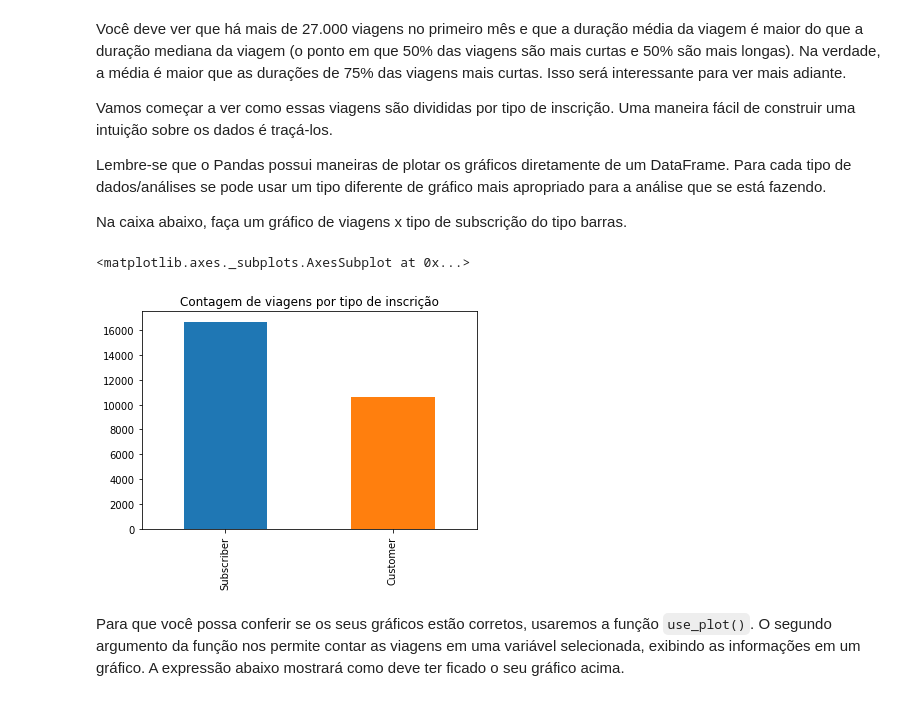
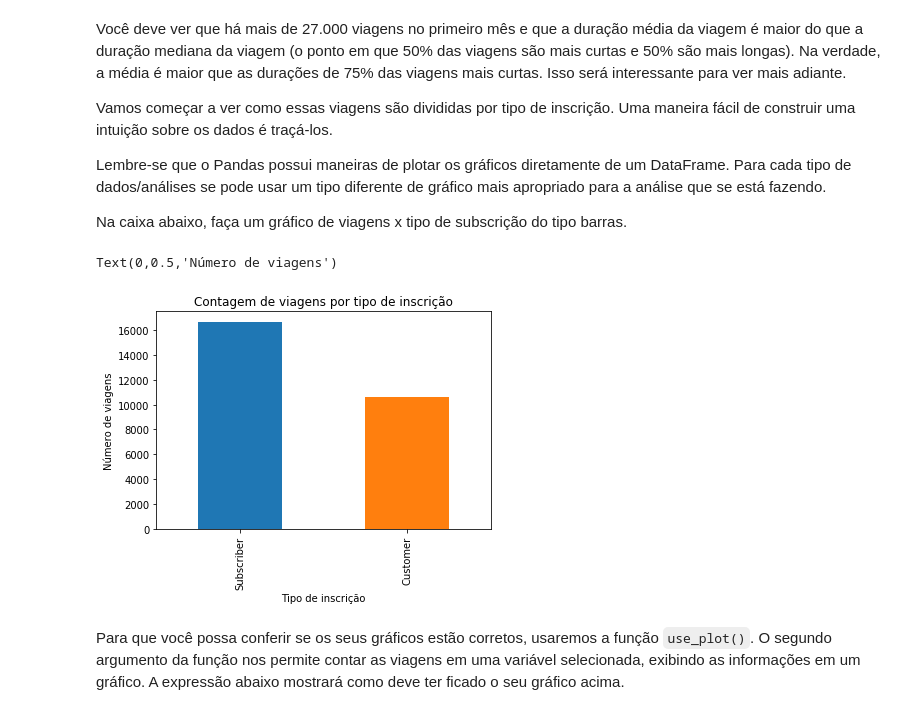
Before and after one commit to luisfcardoso/Udacity, a Jupyter notebook: Fundamentos de Data Science 1/Projeto/Analise_Bay_Area_Bike_Share-NDFDSI.ipynb, the cells around one changed output. Drawn from its saved outputs; the diff is of its cells as text; code cells hidden in the pictures.

```diff
--- a/Fundamentos de Data Science 1/Projeto/Analise_Bay_Area_Bike_Share-NDFDSI.ipynb
+++ b/Fundamentos de Data Science 1/Projeto/Analise_Bay_Area_Bike_Share-NDFDSI.ipynb
@@ -305,11 +305,13 @@ Na caixa abaixo, faça um gráfico de viagens x tipo de subscrição do tipo bar
 # %%
 # TODO: plote um gráfico de barras que mostre quantidade de viagens por subscription_type
 # lembrando que quando o comando .plot é usado, se pode escolher o tipo de gráfico usando
 # o parâmetro kind. Ex: plot(kind='bar')
-trip_data['subscription_type'].value_counts().plot(kind='bar', title="Contagem de viagens por tipo de inscrição")
+grafico1 = trip_data['subscription_type'].value_counts().plot(kind='bar', title="Contagem de viagens por tipo de inscrição")
+grafico1.set_xlabel("Tipo de inscrição")
+grafico1.set_ylabel("Número de viagens")
 # %% [output]
-<matplotlib.axes._subplots.AxesSubplot at 0x...>
+Text(0,0.5,'Número de viagens')
-[figure, old version]
+[figure, new version]
 # %% [markdown]
 Para que você possa conferir se os seus gráficos estão corretos, usaremos a função `use_plot()`. O segundo argumento da função nos permite contar as viagens em uma variável selecionada, exibindo as informações em um gráfico. A expressão abaixo mostrará como deve ter ficado o seu gráfico acima.
 # %%
```
Also changed, not shown: parts of 9 cells of this notebook, 1 other file.
